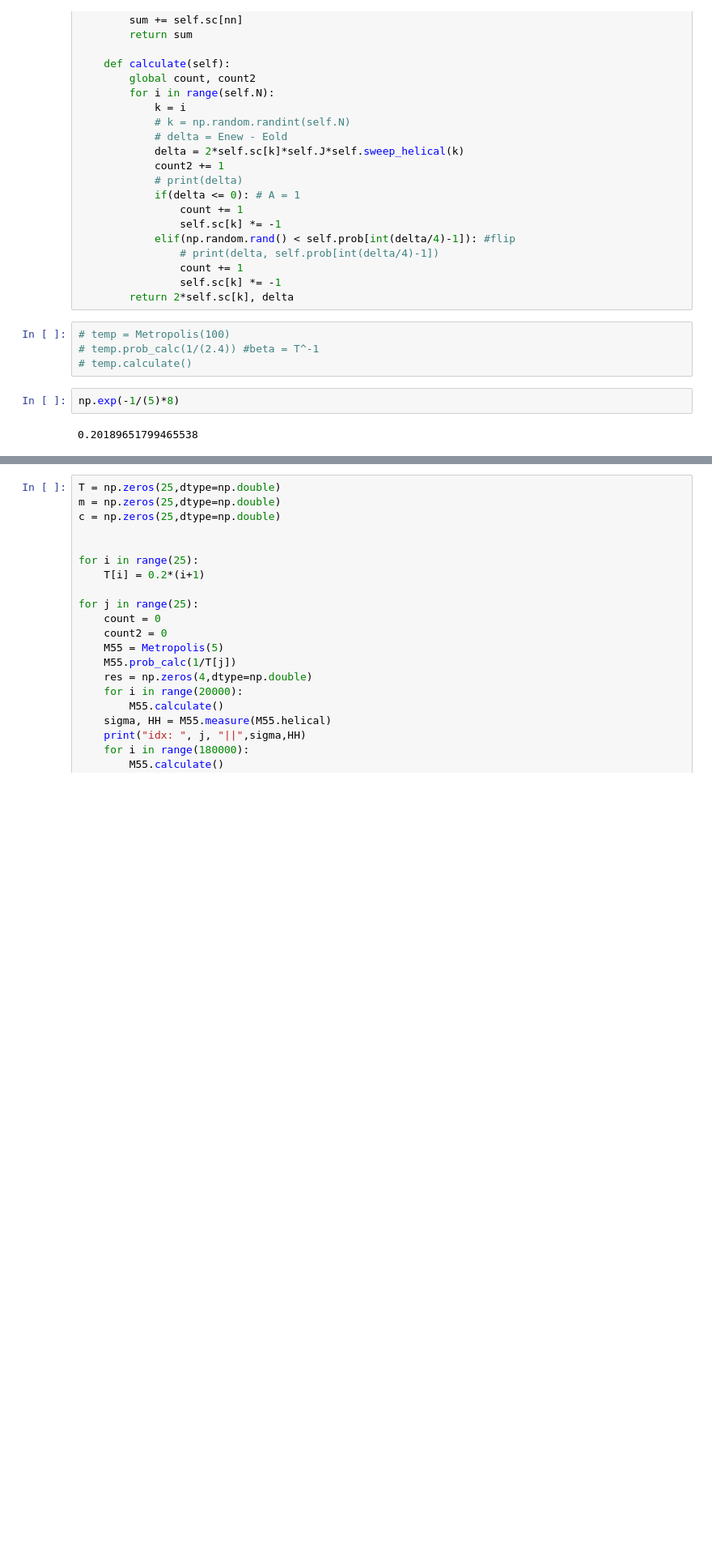
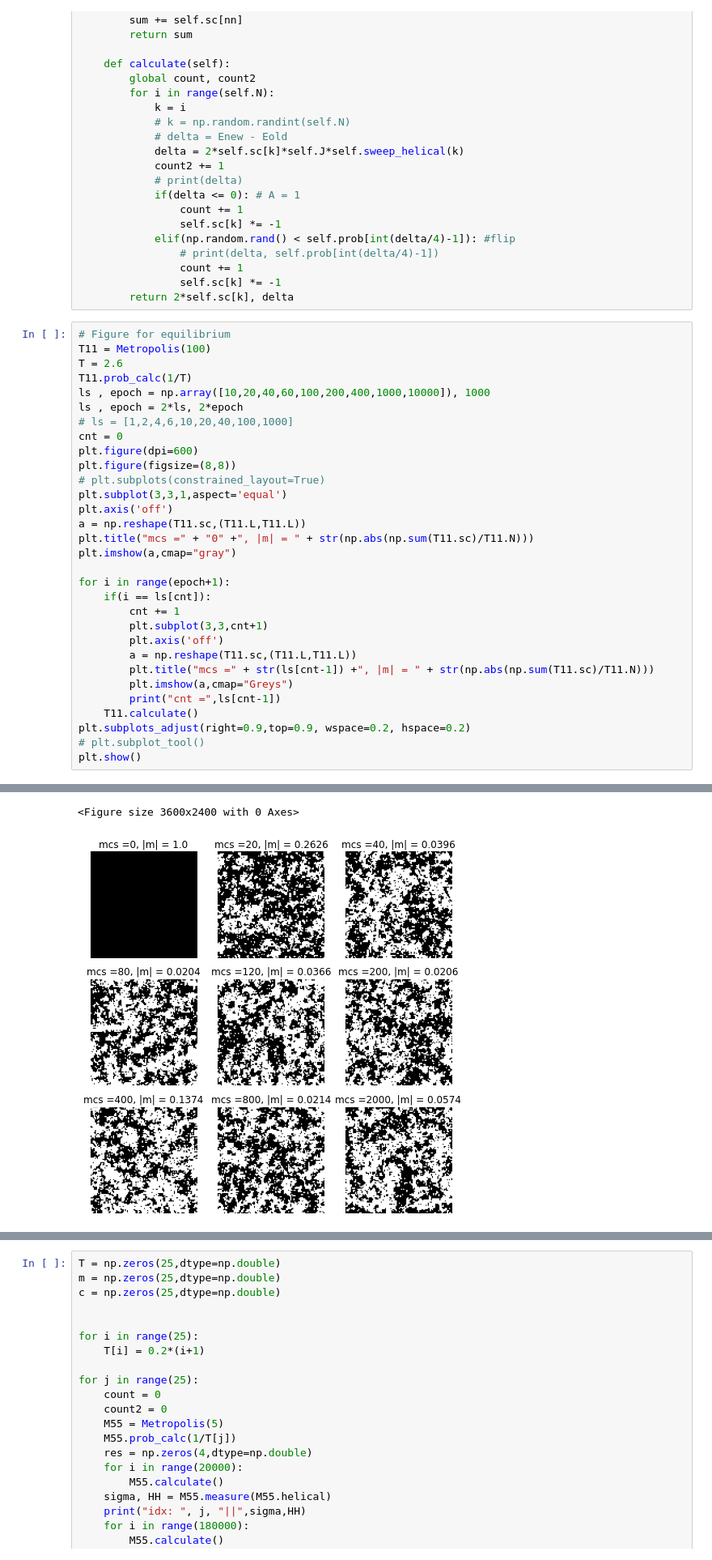
Before and after one commit to holywater2/2021F_Monte_Carlo, a Jupyter notebook: Code_F21_MonteCarlo/Newman_Barkema/python/2_Metroplis_Algorithm.ipynb, the cells around one changed output, grey strips where cells are left out. Shown: that part at 81% size. Saved outputs shown, nothing was run; the diff lists cells and outputs as text; blank space fills up the shorter version.

```diff
--- a/Code_F21_MonteCarlo/Newman_Barkema/python/2_Metroplis_Algorithm.ipynb
+++ b/Code_F21_MonteCarlo/Newman_Barkema/python/2_Metroplis_Algorithm.ipynb
@@ -108,11 +108,35 @@ class Metropolis:
                 count += 1
                 self.sc[k] *= -1
         return 2*self.sc[k], delta
-# %%
-# temp = Metropolis(100)
-# temp.prob_calc(1/(2.4)) #beta = T^-1
-# temp.calculate()
-# %%
-np.exp(-1/(5)*8)
-# %% [output]
-0.20189651799465538
+# %%
+# Figure for equilibrium
+T11 = Metropolis(100)
+T = 2.6
+T11.prob_calc(1/T)
+ls , epoch = np.array([10,20,40,60,100,200,400,1000,10000]), 1000
+ls , epoch = 2*ls, 2*epoch
+# ls = [1,2,4,6,10,20,40,100,1000]
+cnt = 0
+plt.figure(dpi=600)
+plt.figure(figsize=(8,8))
+# plt.subplots(constrained_layout=True)
+plt.subplot(3,3,1,aspect='equal')
+plt.axis('off')
+a = np.reshape(T11.sc,(T11.L,T11.L))
+plt.title("mcs =" + "0" +", |m| = " + str(np.abs(np.sum(T11.sc)/T11.N)))
+plt.imshow(a,cmap="gray")
+
+for i in range(epoch+1):
+    if(i == ls[cnt]):
+        cnt += 1
+        plt.subplot(3,3,cnt+1)
+        plt.axis('off')
+        a = np.reshape(T11.sc,(T11.L,T11.L))
+        plt.title("mcs =" + str(ls[cnt-1]) +", |m| = " + str(np.abs(np.sum(T11.sc)/T11.N)))
+        plt.imshow(a,cmap="Greys")
+        print("cnt =",ls[cnt-1])
+    T11.calculate()
+plt.subplots_adjust(right=0.9,top=0.9, wspace=0.2, hspace=0.2)
+# plt.subplot_tool()
+plt.show()
+# %% [output]
@@ -118,0 +151,2 @@ np.exp(-1/(5)*8)
+<Figure size 3600x2400 with 0 Axes>
+[figure, added]
```
Also changed, not shown: parts of 5 cells of this notebook, 3 other files.
